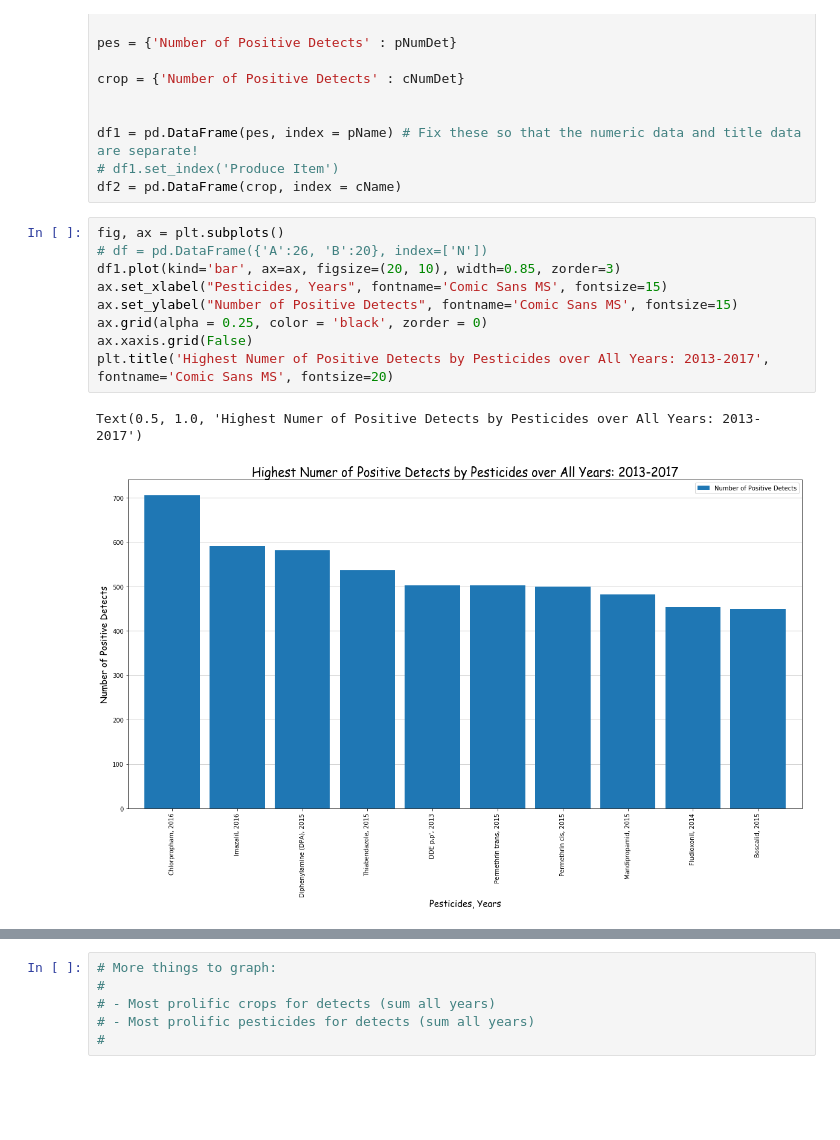
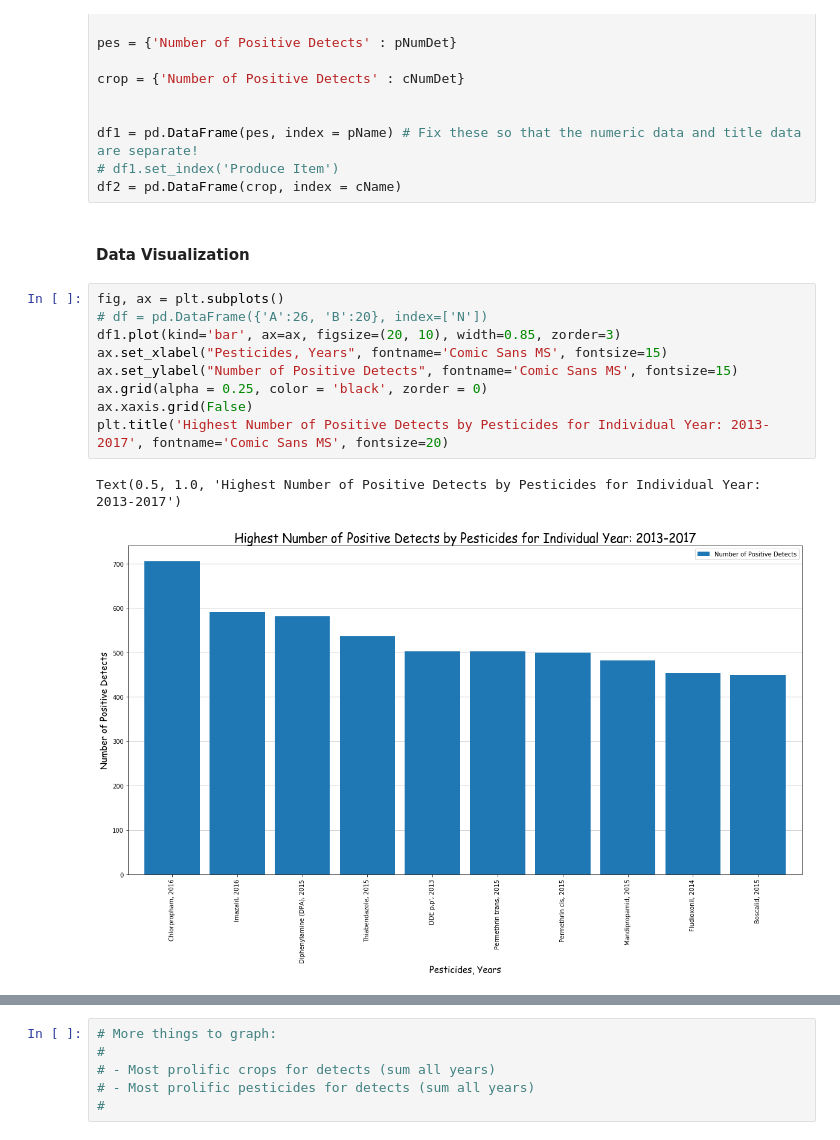
Before and after one commit to alswilli/CMPS-184-Final-Project, a Jupyter notebook: Is Organic Food worth it.ipynb, the cells around one changed output, grey strips where cells are left out. Drawn from its saved outputs; the diff is of its cells as text; blank space fills up the shorter version.

```diff
--- a/Is Organic Food worth it.ipynb
+++ b/Is Organic Food worth it.ipynb
@@ -582,18 +594,20 @@ crop = {'Number of Positive Detects' : cNumDet}
 df1 = pd.DataFrame(pes, index = pName) # Fix these so that the numeric data and title data are separate!
 # df1.set_index('Produce Item')
 df2 = pd.DataFrame(crop, index = cName)
+# %% [markdown]
+#### Data Visualization
 # %%
 fig, ax = plt.subplots()
 # df = pd.DataFrame({'A':26, 'B':20}, index=['N'])
 df1.plot(kind='bar', ax=ax, figsize=(20, 10), width=0.85, zorder=3)
 ax.set_xlabel("Pesticides, Years", fontname='Comic Sans MS', fontsize=15)
 ax.set_ylabel("Number of Positive Detects", fontname='Comic Sans MS', fontsize=15)
 ax.grid(alpha = 0.25, color = 'black', zorder = 0)
 ax.xaxis.grid(False)
-plt.title('Highest Numer of Positive Detects by Pesticides over All Years: 2013-2017', fontname='Comic Sans MS', fontsize=20)
+plt.title('Highest Number of Positive Detects by Pesticides for Individual Year: 2013-2017', fontname='Comic Sans MS', fontsize=20)
 # %% [output]
-Text(0.5, 1.0, 'Highest Numer of Positive Detects by Pesticides over All Years: 2013-2017')
+Text(0.5, 1.0, 'Highest Number of Positive Detects by Pesticides for Individual Year: 2013-2017')
-[figure, old version]
+[figure, new version]
 # %%
 fig, ax = plt.subplots()
 # df = pd.DataFrame({'A':26, 'B':20}, index=['N'])
```
Also changed, not shown: parts of 9 cells of this notebook.
